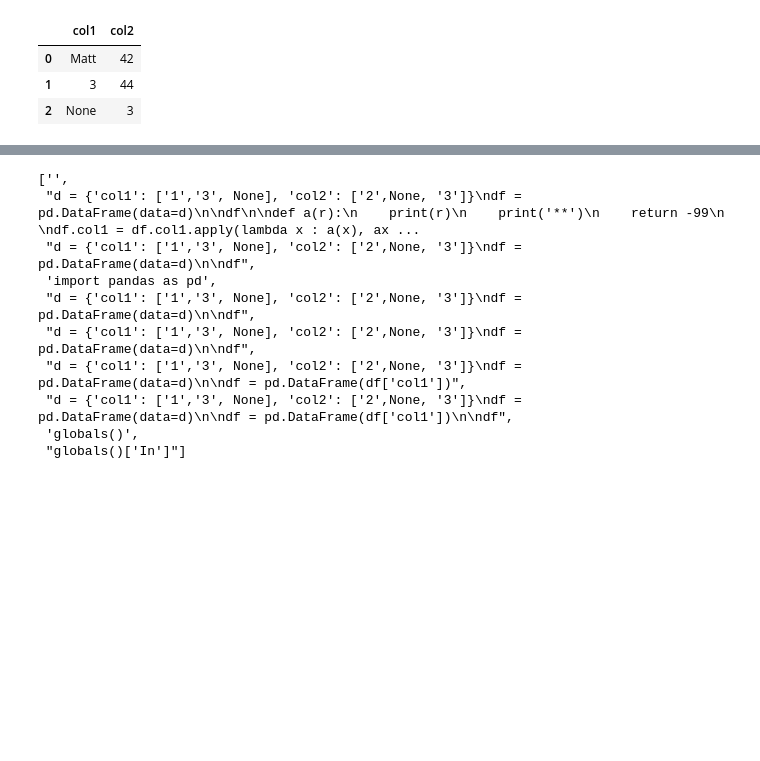
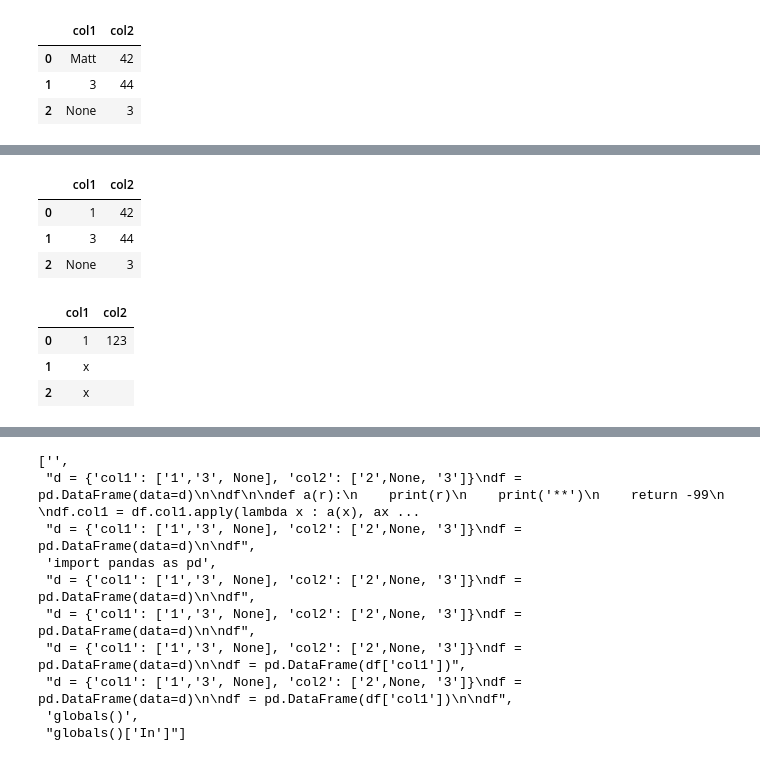
Before and after one commit to eoglethorpe/humanitarian, a Jupyter notebook: shelter/sohss/c0d3/sand.ipynb, the cells around one changed output, grey strips where cells are left out. Cells and saved outputs as stored; diff of their text form; code cells hidden in the pictures; blank space fills up the shorter version.

```diff
--- a/shelter/sohss/c0d3/sand.ipynb
+++ b/shelter/sohss/c0d3/sand.ipynb
@@ -95,2 +104,18 @@ See the caveats in the documentation: http://pandas.pydata.org/pandas-docs/stabl
+# %%
+df
+# %% [output]
+|  | col1 | col2 |
+| 0 | 1 | 42 |
+| 1 | 3 | 44 |
+| 2 | None | 3 |
+# %%
+df.update(m)
+
+df
+# %% [output]
+|  | col1 | col2 |
+| 0 | 1 | 123 |
+| 1 | x |  |
+| 2 | x |  |
 # %%
 d = {'col1': ['1','3', None], 'col2': ['42','44', '3']}
```
Also changed, not shown: parts of 8 cells of this notebook, 2 other files.
